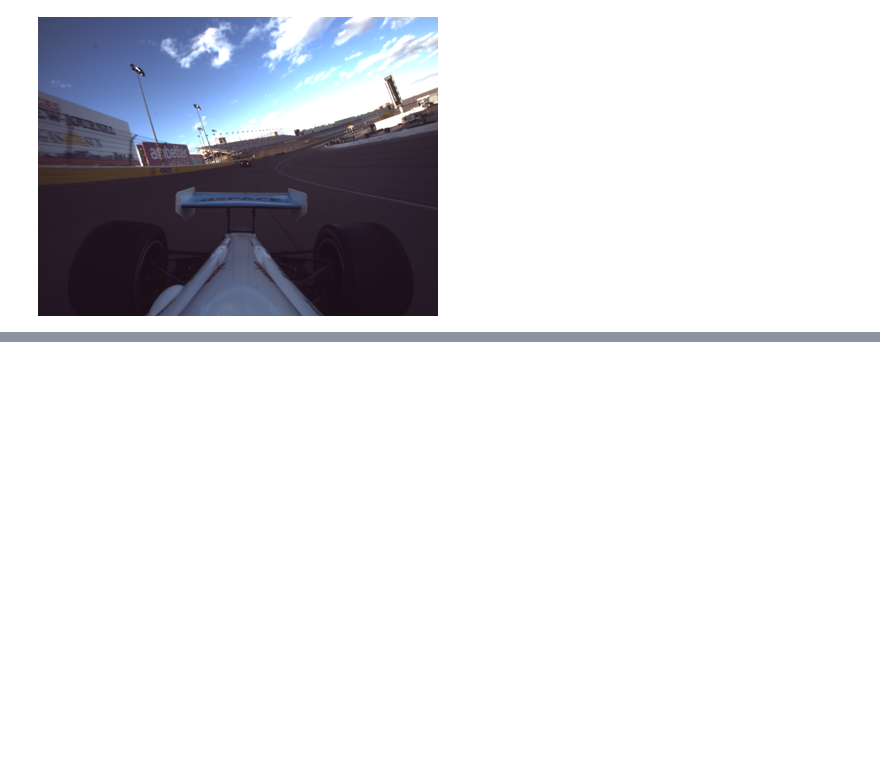
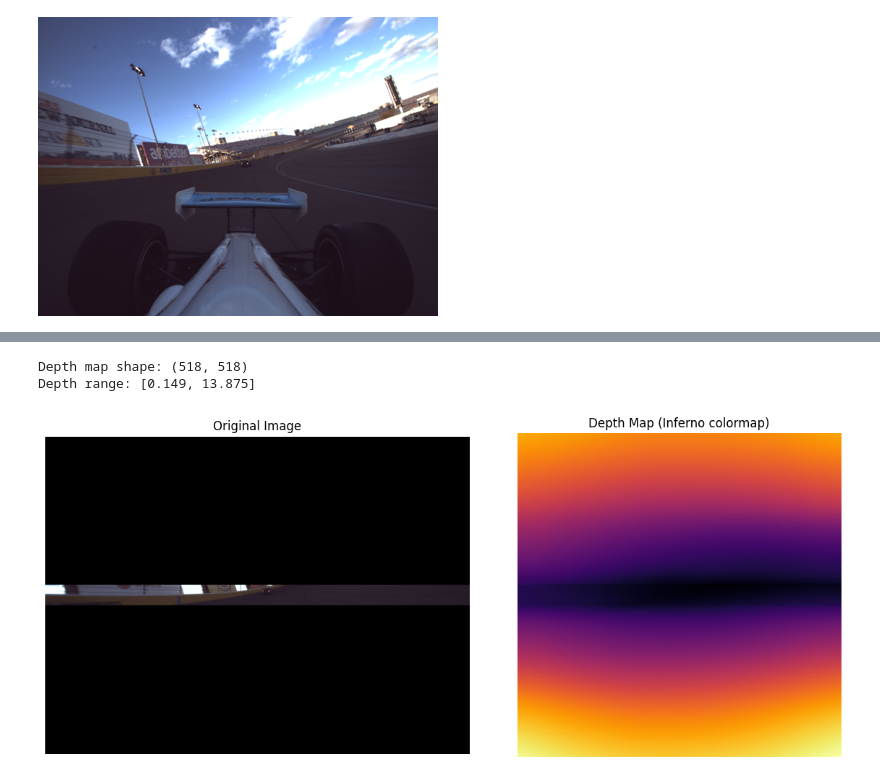
Before and after one commit to preyneyv/cs294-depth-anything, a Jupyter notebook: test.ipynb, the cells around one changed output, grey strips where cells are left out. Cells and saved outputs as stored; diff of their text form; code cells hidden in the pictures; blank space fills up the shorter version.

```diff
--- a/test.ipynb
+++ b/test.ipynb
@@ -75,0 +121,2 @@ preview
+# %%
+img = masked_img
@@ -75,0 +147,16 @@ preview
+# %%
+import torch
+
+# Allocate device memory using PyTorch CUDA allocator
+input_shape = (1, 3, 518, 518)
+output_shape = (1, 1, 518, 518)
+
+# Create torch tensors on GPU
+d_input = torch.empty(input_shape, dtype=torch.float32, device='cuda')
+d_output = torch.empty(output_shape, dtype=torch.float32, device='cuda')
+
+input_size = d_input.numel() * d_input.element_size()
+output_size = d_output.numel() * d_output.element_size()
+
+print(f"Allocated GPU memory: input={input_size/1024/1024:.2f}MB, output={output_size/1024/1024:.2f}MB")
+print(f"GPU: {torch.cuda.get_device_name(0)}")
@@ -75,0 +209,29 @@ preview
+# %%
+# Test inference on the loaded image
+input_tensor = preprocess_image(img)
+depth_map = run_inference(input_tensor)
+
+print(f"Depth map shape: {depth_map.shape}")
+print(f"Depth range: [{depth_map.min():.3f}, {depth_map.max():.3f}]")
+# %% [output]
+Depth map shape: (518, 518)
+Depth range: [0.149, 13.875]
+# %%
+import matplotlib.pyplot as plt
+
+# Visualize depth map
+fig, axes = plt.subplots(1, 2, figsize=(12, 5))
+
+axes[0].imshow(img)
+axes[0].set_title('Original Image')
+axes[0].axis('off')
+
+depth_colored = plt.cm.inferno(depth_map / depth_map.max())
+axes[1].imshow(depth_colored)
+axes[1].set_title('Depth Map (Inferno colormap)')
+axes[1].axis('off')
+
+plt.tight_layout()
+plt.show()
+# %% [output]
+[figure, added]
```
Also changed, not shown: parts of 8 cells of this notebook.
